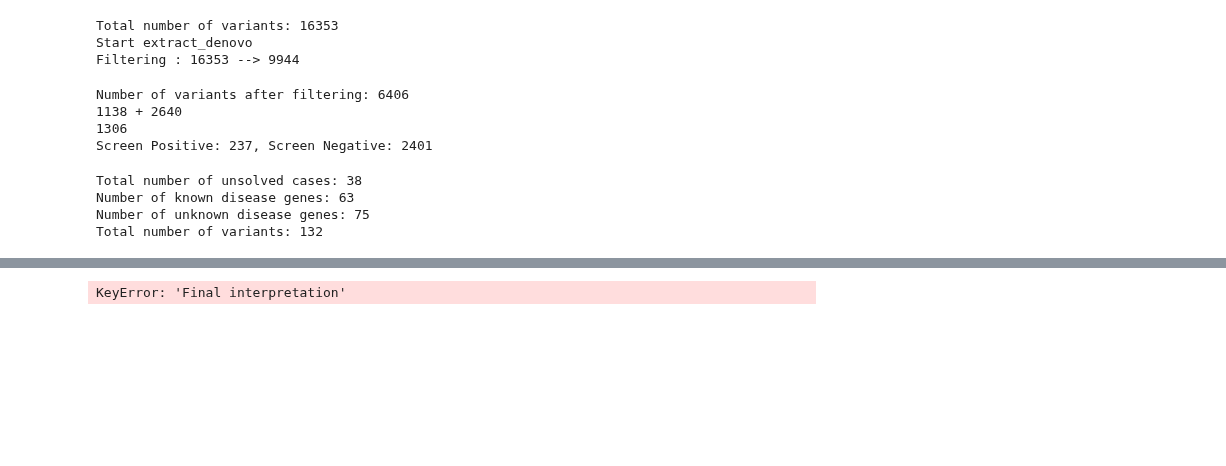
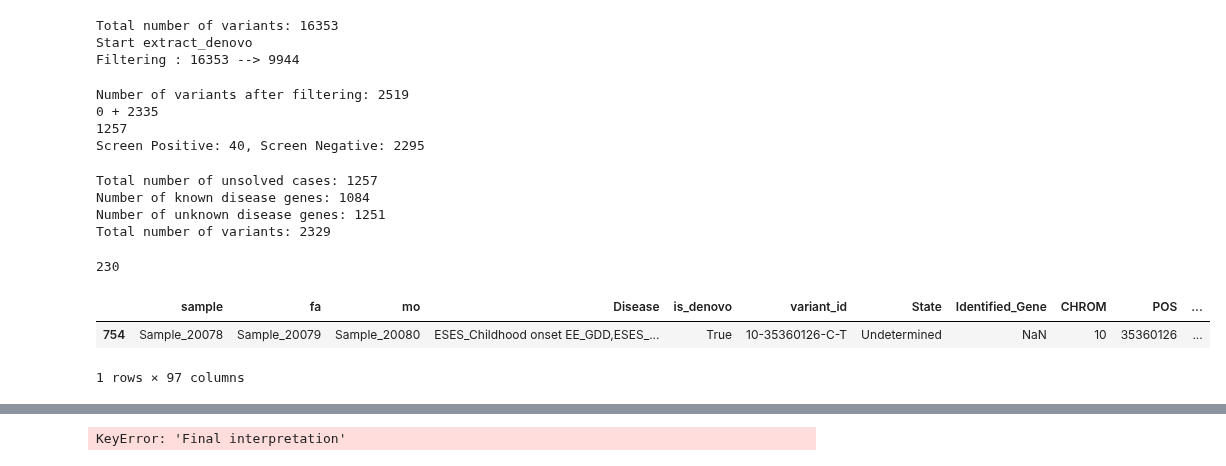
Before and after one commit to ysut/nar, a Jupyter notebook: ValidationData/TP/additional/mydata_all.ipynb, the cells around one changed output, grey strips where cells are left out. Cells and saved outputs as stored; diff of their text form; code cells hidden in the pictures; blank space fills up the shorter version.

```diff
--- a/ValidationData/TP/additional/mydata_all.ipynb
+++ b/ValidationData/TP/additional/mydata_all.ipynb
@@ -477,6 +479,9 @@ df = df.loc[~df['sample'].isin(non_trios)]
 df.loc[df['sample'].isin(solved_case_ids), 'State'] = 'Identified'
 df.loc[~df['Identified_Gene'].isnull(), 'State'] = 'Identified'
 
+# remove false_variants by variant_id key
+df = df.loc[~df['variant_id'].isin(false_variants)]
+
 df_solved = df[df['State'] == 'Identified']
 df_unsolved = df[df['State'] == 'Undetermined']
 
@@ -491,6 +496,10 @@ cutoff = 1
 n_pos: int = len(df.loc[df['Priority Score'] >= cutoff])
 n_neg: int = len(df.loc[df['Priority Score'] < cutoff])
 print(f"Screen Positive: {n_pos}, Screen Negative: {n_neg}")
+
+n_pos = 40
+n_neg = 2289
+
 
 def add_screening_result_col(x) -> str:
     if x >= cutoff:
@@ -508,10 +517,10 @@ df['Screening Result'] = df['Priority Score'].apply(add_screening_result_col)
 # df['eLoF'] = df['eLoF'].replace({True: 'eLoF gene', False: 'Non-eLoF gene'})
 df['Canonical splice cite'] = df['Canonical splice cite'].replace({'True': 'Canonical', 'False': 'Non-canonical'})
 # %% [output]
-Number of variants after filtering: 6406
-1138 + 2640
-1306
-Screen Positive: 237, Screen Negative: 2401
+Number of variants after filtering: 2519
+0 + 2335
+1257
+Screen Positive: 40, Screen Negative: 2295
 # %%
 ### Add Sample_IDs that have been solved to the true_list below
 true_list = ['Sample_20526', 'Sample_17367', 'Sample_5100', 'Sample_21599',
@@ -533,13 +542,17 @@ true_list = ['Sample_20526', 'Sample_17367', 'Sample_5100', 'Sample_21599',
 df = df.loc[df['maxsplai'] != 'NA']
 df = df.astype({'maxsplai': float})
 
+# Extract false samples from dataframe
+df_false = df.loc[~df['sample'].isin(true_list)]
+
 # Extract above samples from dataframe
-df = df.loc[df['sample'].isin(true_list)]
+# print(len(df))
+# df = df.loc[df['sample'].isin(true_list)]
+# print(len(df))
 
 for s in list(df.loc[df['Screening Result'] == f"Positive (n = {n_pos})", 'sample']):
     if s not in set(true_list):
         print(s)
-
 
 # total number of unsoloved cases
 print(f"Total number of unsolved cases: {len(df['sample'].unique().tolist())}")
@@ -565,10 +578,21 @@ df = df.loc[df['Priority Score'] != None]
 df = df.sort_values(by='maxsplai', ascending=True)
 print(f"Total number of variants: {len(df)}")
 # %% [output]
-Total number of unsolved cases: 38
-Number of known disease genes: 63
-Number of unknown disease genes: 75
-Total number of variants: 132
+Total number of unsolved cases: 1257
+Number of known disease genes: 1084
+Number of unknown disease genes: 1251
+Total number of variants: 2329
+# %%
+false_variants = df_false.loc[df_false['Screening Result'] == f"Positive (n = {n_pos})", 'variant_id'].unique().tolist()
+print(len(df.loc[df['Screening Result'] == f"Positive (n = {n_pos})", 'variant_id']))
+# %% [output]
+230
+# %%
+df.loc[df['Priority Score'] == 1]
+# %% [output]
+|  | sample | fa | mo | Disease | is_denovo | variant_id | State | Identified_Gene | CHROM | POS | ... |
+| 754 | Sample_20078 | Sample_20079 | Sample_20080 | ESES_Childhood onset EE_GDD,ESES_... | True | 10-35360126-C-T | Undetermined | NaN | 10 | 35360126 | ... |
+1 rows × 97 columns
 # %%
 import plotly.graph_objects as go
 from ipywidgets import widgets
```
Also changed, not shown: parts of 6 cells of this notebook, 6 other files.
